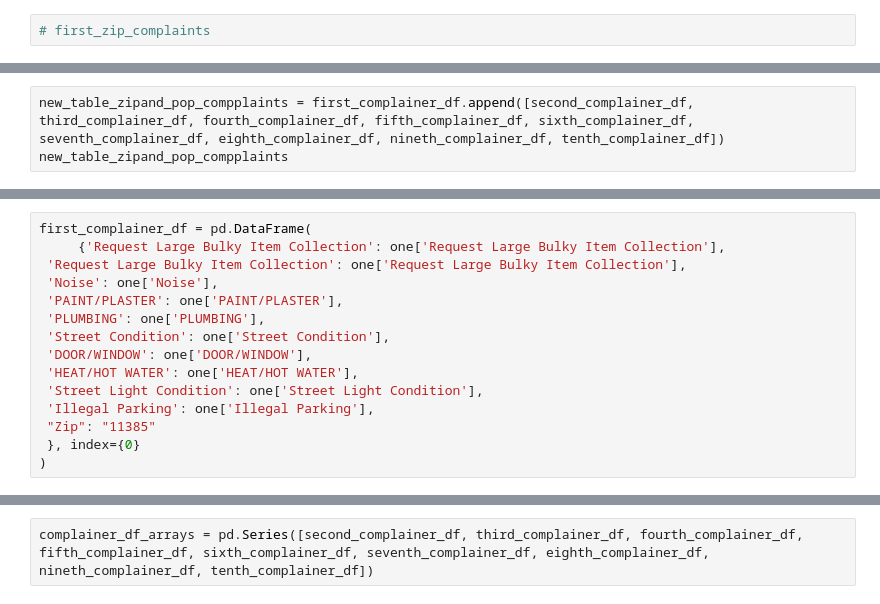
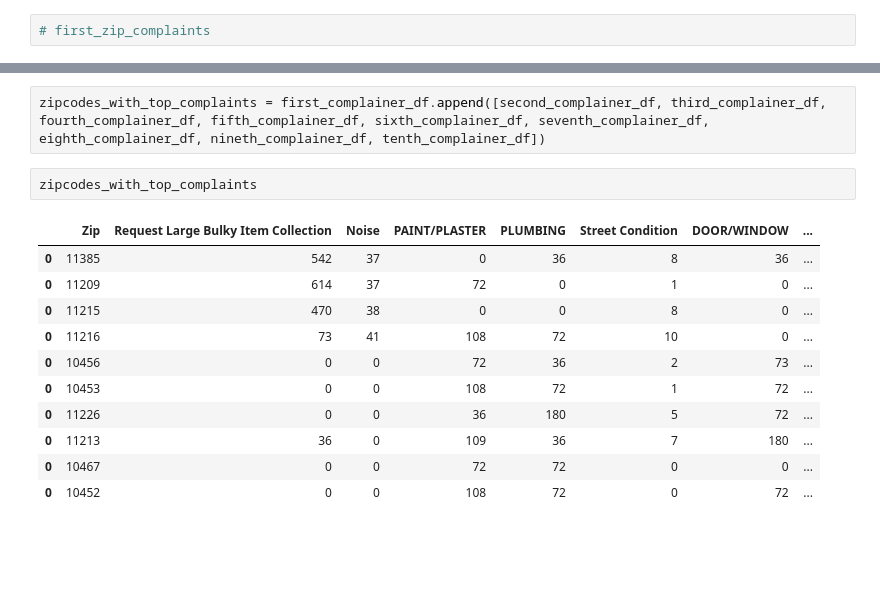
Before and after one commit to JoshDeiner/DBRS-Technical-Project-Josh-Deiner, a Jupyter notebook: running_coding/Population.ipynb, the cells around one changed output, grey strips where cells are left out. Drawn from its saved outputs; the diff is of its cells as text; blank space fills up the shorter version.

```diff
--- a/running_coding/Population.ipynb
+++ b/running_coding/Population.ipynb
@@ -417,3 +443,0 @@ def create_table():
-# %%
-new_table_zipand_pop_compplaints = first_complainer_df.append([second_complainer_df, third_complainer_df, fourth_complainer_df, fifth_complainer_df, sixth_complainer_df, seventh_complainer_df, eighth_complainer_df, nineth_complainer_df, tenth_complainer_df])
-new_table_zipand_pop_compplaints
@@ -500,15 +443,0 @@ two = ten_zip_top_complainers()
-# %%
-first_complainer_df = pd.DataFrame(
-     {'Request Large Bulky Item Collection': one['Request Large Bulky Item Collection'],
- 'Request Large Bulky Item Collection': one['Request Large Bulky Item Collection'],
- 'Noise': one['Noise'],
- 'PAINT/PLASTER': one['PAINT/PLASTER'],
- 'PLUMBING': one['PLUMBING'],
- 'Street Condition': one['Street Condition'],
- 'DOOR/WINDOW': one['DOOR/WINDOW'],
- 'HEAT/HOT WATER': one['HEAT/HOT WATER'],
- 'Street Light Condition': one['Street Light Condition'],
- 'Illegal Parking': one['Illegal Parking'],
- "Zip": "11385"
- }, index={0}
-)
@@ -544,2 +444,16 @@ first_complainer_df
-# %%
-complainer_df_arrays = pd.Series([second_complainer_df, third_complainer_df, fourth_complainer_df, fifth_complainer_df, sixth_complainer_df, seventh_complainer_df, eighth_complainer_df, nineth_complainer_df, tenth_complainer_df])
+# %%
+zipcodes_with_top_complaints = first_complainer_df.append([second_complainer_df, third_complainer_df, fourth_complainer_df, fifth_complainer_df, sixth_complainer_df, seventh_complainer_df, eighth_complainer_df, nineth_complainer_df, tenth_complainer_df])
+# %%
+zipcodes_with_top_complaints
+# %% [output]
+|  | Zip | Request Large Bulky Item Collection | Noise | PAINT/PLASTER | PLUMBING | Street Condition | DOOR/WINDOW | ... |
+| 0 | 11385 | 542 | 37 | 0 | 36 | 8 | 36 | ... |
+| 0 | 11209 | 614 | 37 | 72 | 0 | 1 | 0 | ... |
+| 0 | 11215 | 470 | 38 | 0 | 0 | 8 | 0 | ... |
+| 0 | 11216 | 73 | 41 | 108 | 72 | 10 | 0 | ... |
+| 0 | 10456 | 0 | 0 | 72 | 36 | 2 | 73 | ... |
+| 0 | 10453 | 0 | 0 | 108 | 72 | 1 | 72 | ... |
+| 0 | 11226 | 0 | 0 | 36 | 180 | 5 | 72 | ... |
+| 0 | 11213 | 36 | 0 | 109 | 36 | 7 | 180 | ... |
+| 0 | 10467 | 0 | 0 | 72 | 72 | 0 | 0 | ... |
+| 0 | 10452 | 0 | 0 | 108 | 72 | 0 | 72 | ... |
```
Also changed, not shown: parts of 41 cells of this notebook.
